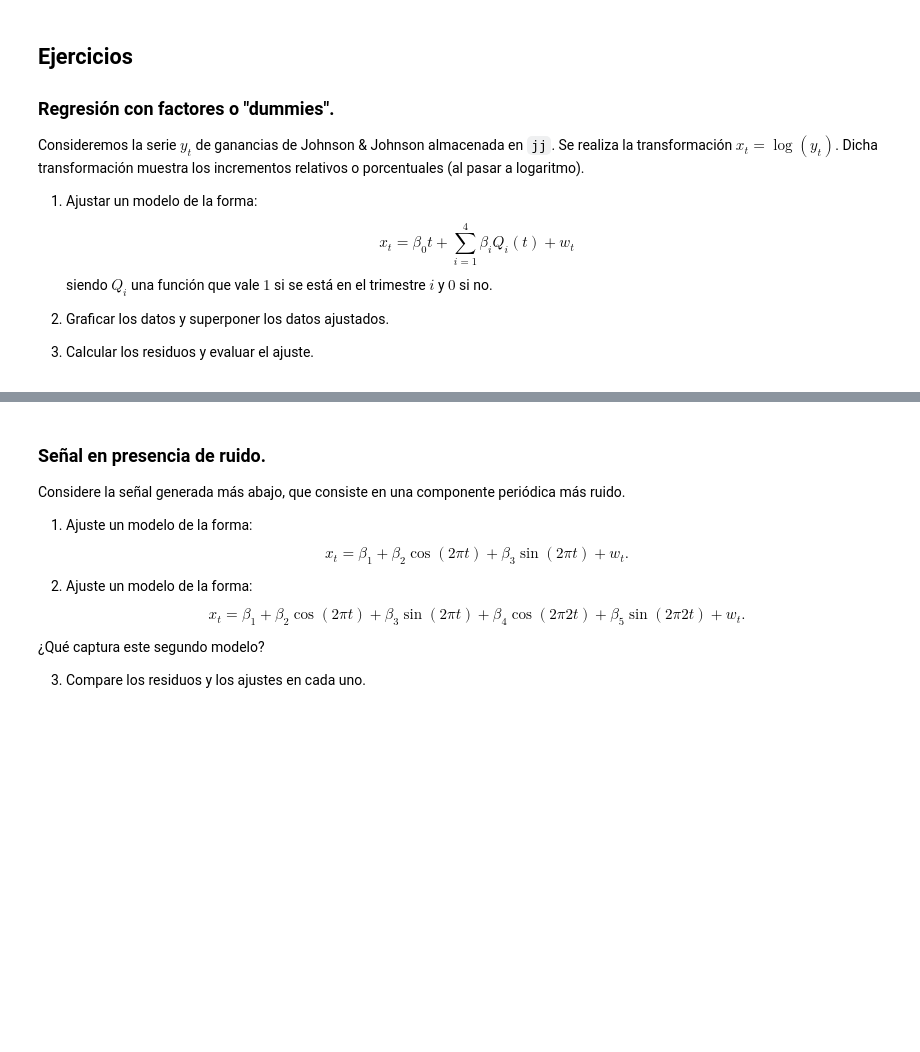
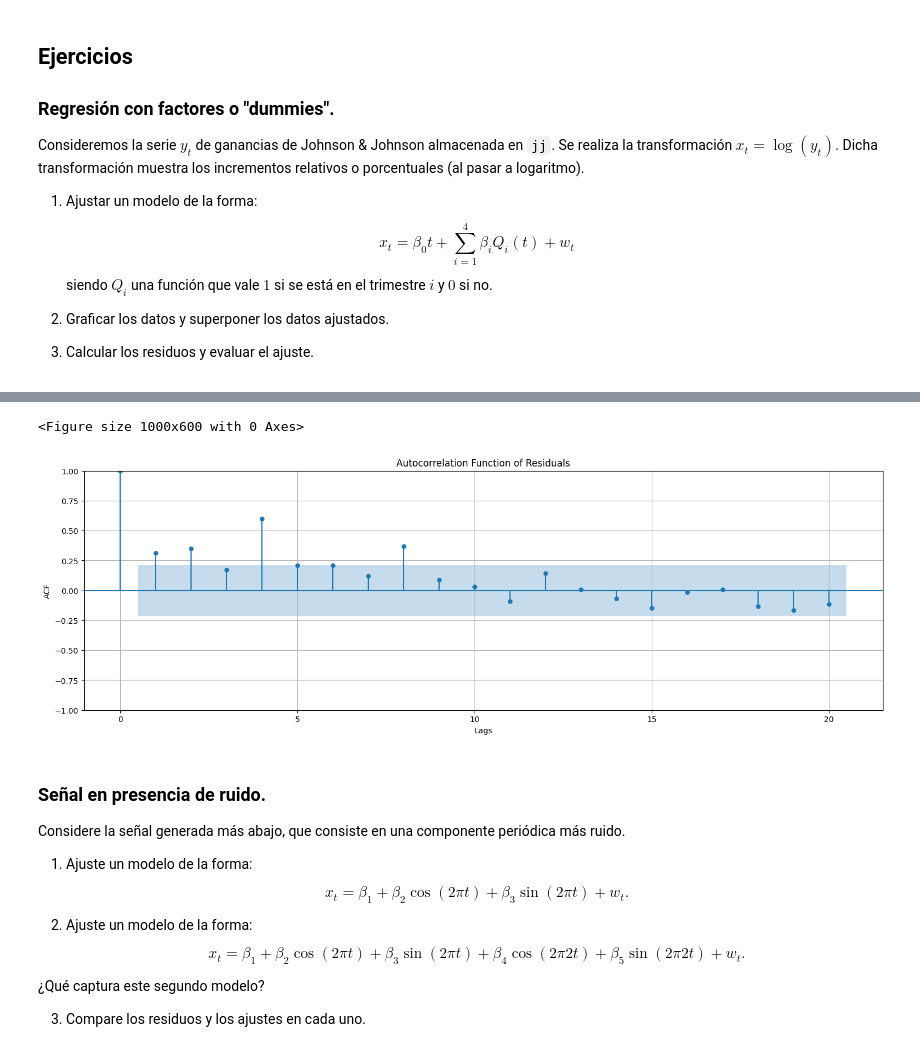
Before and after one commit to j-c-rodriguez/curso_series_temporales, a Jupyter notebook: 2- Analisis exploratorio/Modelos lineales.ipynb, the cells around one changed output, grey strips where cells are left out. Cells and saved outputs as stored; diff of their text form; code cells hidden in the pictures; blank space fills up the shorter version.

```diff
--- a/2- Analisis exploratorio/Modelos lineales.ipynb
+++ b/2- Analisis exploratorio/Modelos lineales.ipynb
@@ -547,3 +655,17 @@ siendo $Q_i$ una función que vale $1$ si se está en el trimestre $i$ y $0$ si
+# %%
+from statsmodels.graphics.tsaplots import plot_acf
+
+# ACF plot for checking autocorrelation in residuals
+plt.figure(figsize=(10, 6))
+plot_acf(res_jj, bartlett_confint=False, lags=20)
+plt.title('Autocorrelation Function of Residuals')
+plt.xlabel('Lags')
+plt.ylabel('ACF')
+plt.grid(True)
+plt.show()
+# %% [output]
+<Figure size 1000x600 with 0 Axes>
+[figure, added]
 # %% [markdown]
 ### Señal en presencia de ruido.
 
```
Also changed, not shown: parts of 11 cells of this notebook.
